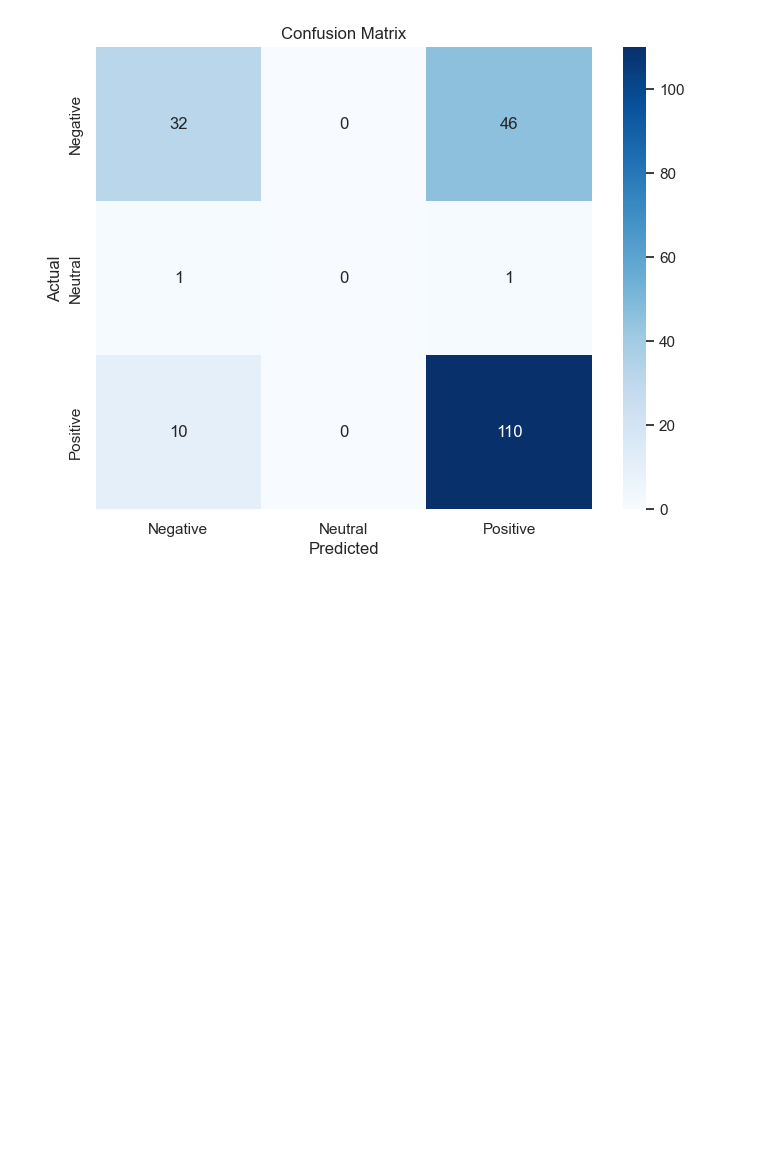
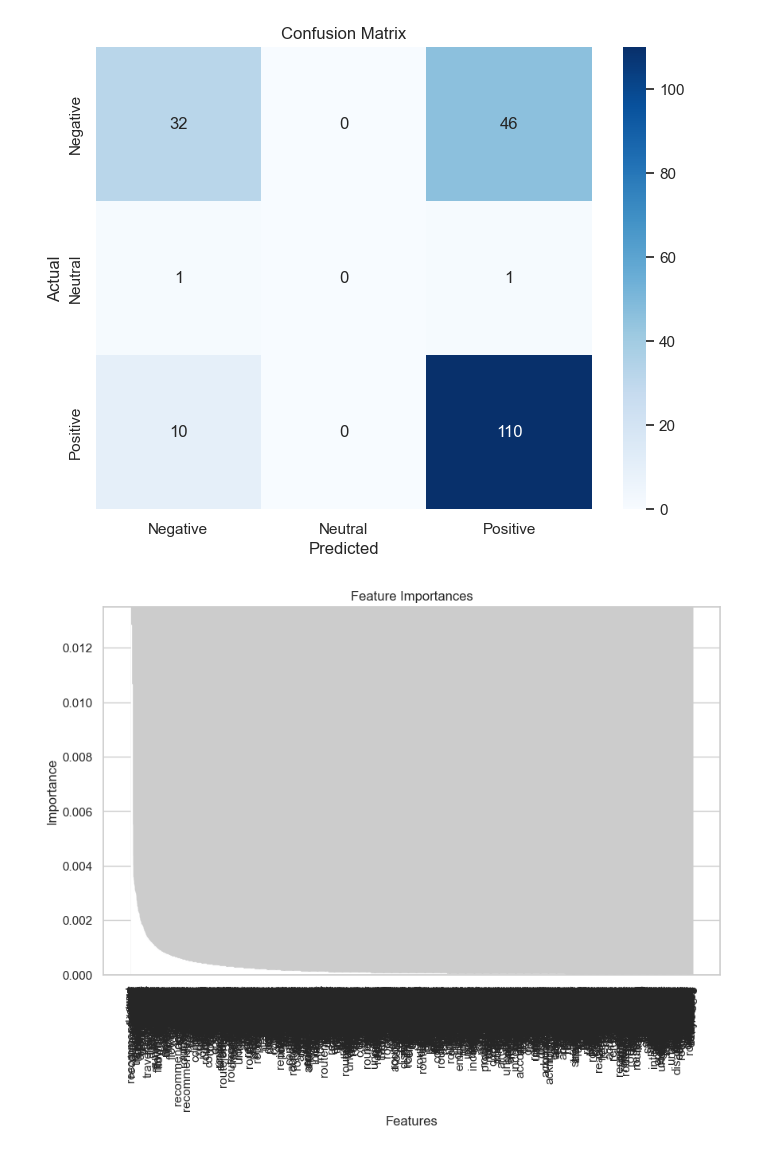
Before and after one commit to dixon400/British_Airways_Sentiment_Analysis, a Jupyter notebook: British Airways Sentiment Analysis.ipynb, the cells around one changed output. Saved outputs shown, nothing was run; the diff lists cells and outputs as text; code cells hidden in the pictures; blank space fills up the shorter version.

```diff
--- a/British Airways Sentiment Analysis.ipynb
+++ b/British Airways Sentiment Analysis.ipynb
@@ -568,3 +568,29 @@ plt.title('Confusion Matrix')
 plt.show()
 # %% [output]
 [figure]
+# %%
+import matplotlib.pyplot as plt
+import numpy as np
+
+# Assuming best_rf_model is your trained Random Forest model
+# and tfidf_vectorizer is the TfidfVectorizer used for transforming the text data
+
+# Step 1: Access feature importances
+importances = best_rf_model.feature_importances_
+
+# Step 2: Get the feature names from the TfidfVectorizer
+feature_names = tfidf_vectorizer.get_feature_names_out()
+
+# Step 3: Sort the feature importances in descending order
+indices = np.argsort(importances)[::-1]
+
+# Step 4: Visualize the feature importances
+plt.figure(figsize=(10, 6))
+plt.title("Feature Importances")
+plt.bar(range(len(importances)), importances[indices], align="center")
+plt.xticks(range(len(importances)), np.array(feature_names)[indices], rotation=90)
+plt.xlabel("Features")
+plt.ylabel("Importance")
+plt.show()
+# %% [output]
+[figure, added]
```
